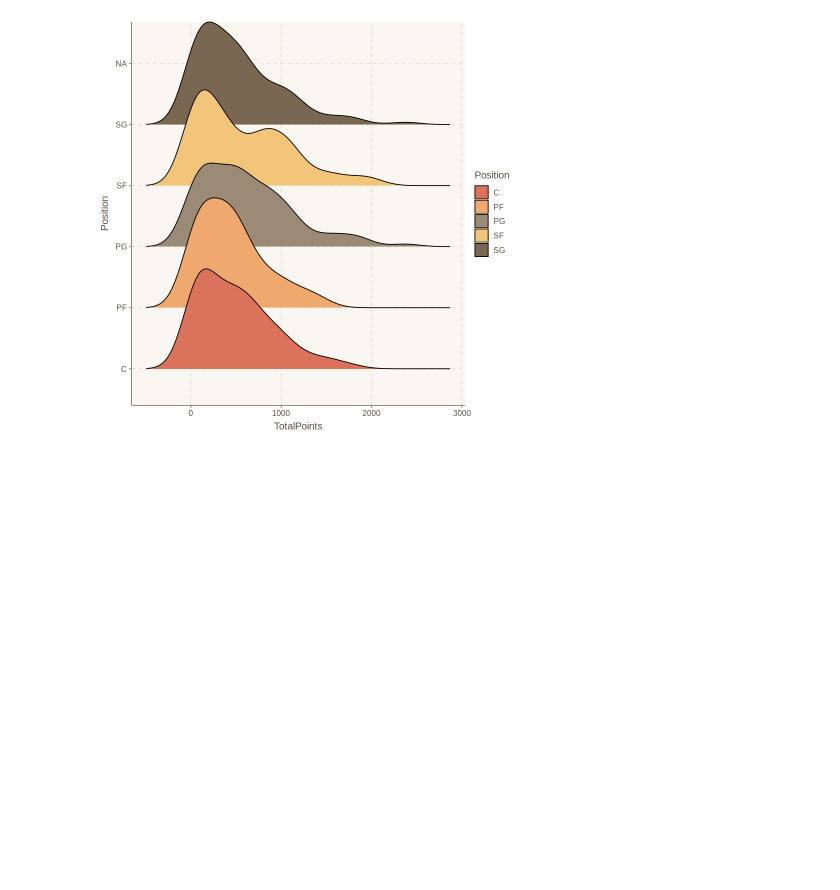
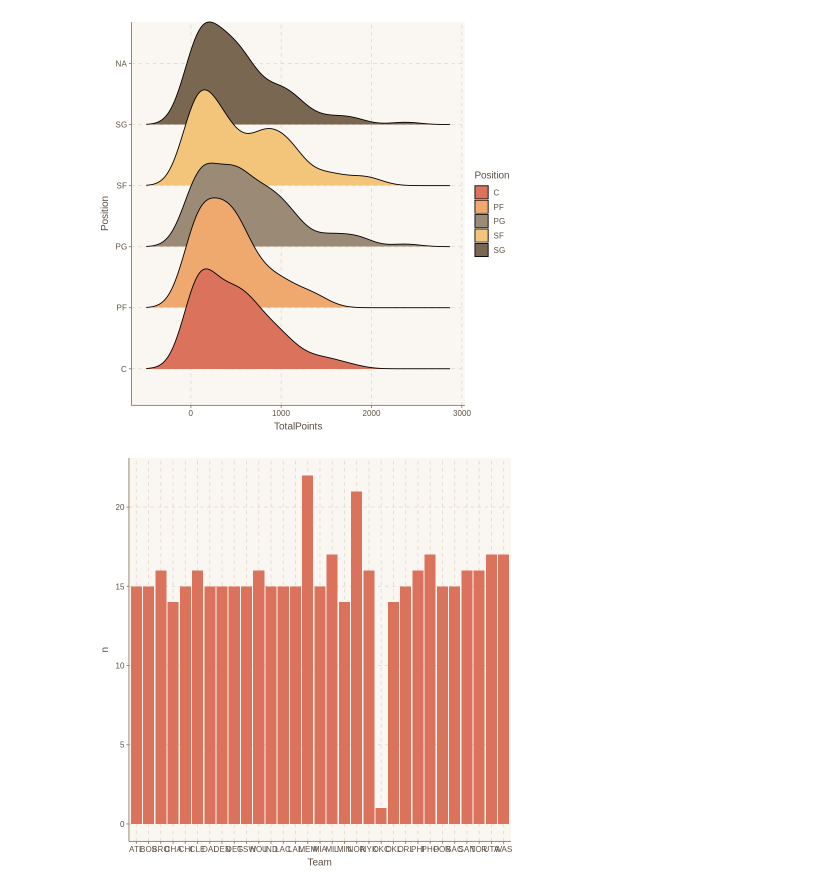
Before and after one commit to ciouu/bigdata, a Jupyter notebook: 0420期中考.ipynb, the cells around one changed output. Cells and saved outputs as stored; diff of their text form; code cells hidden in the pictures; blank space fills up the shorter version.

```diff
--- a/0420期中考.ipynb
+++ b/0420期中考.ipynb
@@ -160,3 +160,10 @@ geom_density_ridges()
 # %% [output]
 Picking joint bandwidth of 164
 [figure]
+# %%
+NBA1516 %>%
+ count(Team)%>%
+ ggplot(aes(x=Team,y=n))+
+ geom_col()
+# %% [output]
+[figure, added]
```
Also changed, not shown: parts of 1 cell of this notebook.
